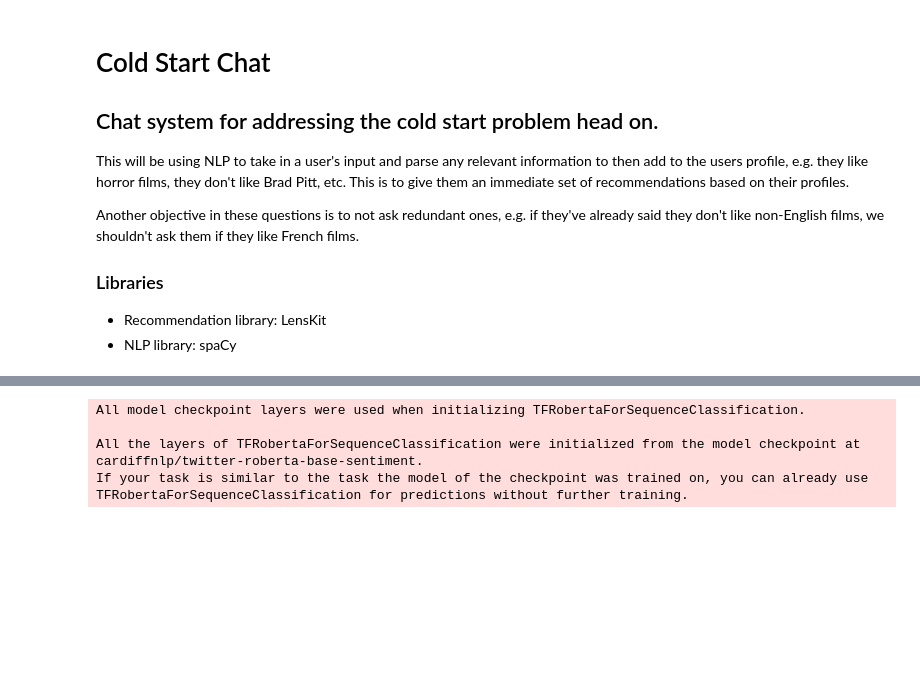
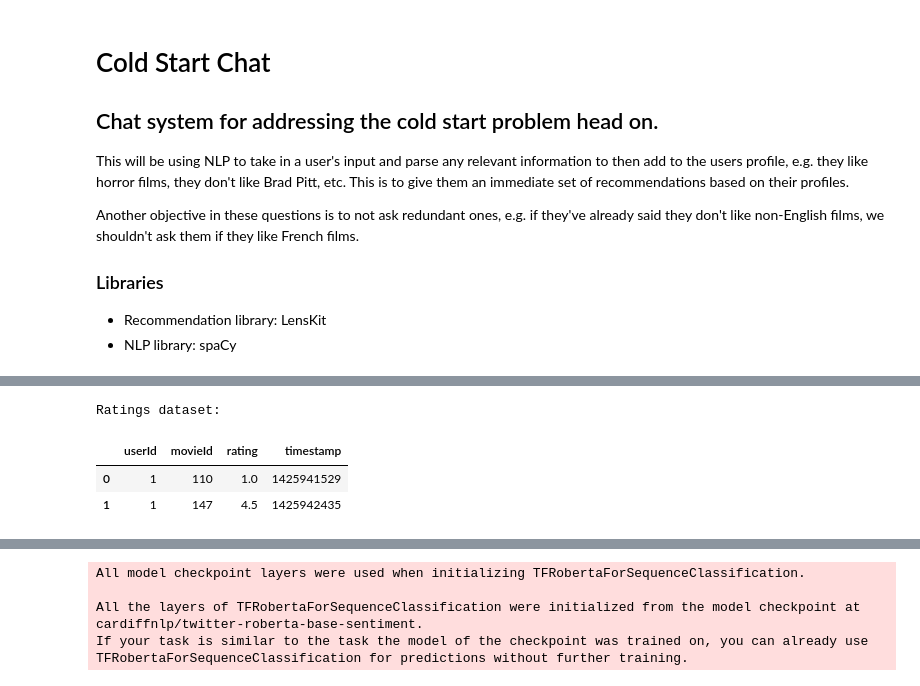
Before and after one commit to Laan33/Rec-Genie, a Jupyter notebook: preliminary-code/cold-start-chat.ipynb, the cells around one changed output, grey strips where cells are left out. Drawn from its saved outputs; the diff is of its cells as text; code cells hidden in the pictures; blank space fills up the shorter version.

```diff
--- a/preliminary-code/cold-start-chat.ipynb
+++ b/preliminary-code/cold-start-chat.ipynb
@@ -27,0 +105,12 @@ spaCy version: 3.8.2
+# %%
+# print the head of the dataset
+# Path to dataset files: /Users/Cathal/datasets/movies
+# Path to dataset files: /Users/Cathal/datasets/movies
+movies_path = os.path.expanduser("~/datasets/movies/7")
+ratings = pd.read_csv(f"{movies_path}/ratings.csv")
+movies = pd.read_csv(f"{movies_path}/movies_metadata.csv")
+# %% [output]
+Ratings dataset:
+|  | userId | movieId | rating | timestamp |
+| 0 | 1 | 110 | 1.0 | 1425941529 |
+| 1 | 1 | 147 | 4.5 | 1425942435 |
```
Also changed, not shown: parts of 17 cells of this notebook.
